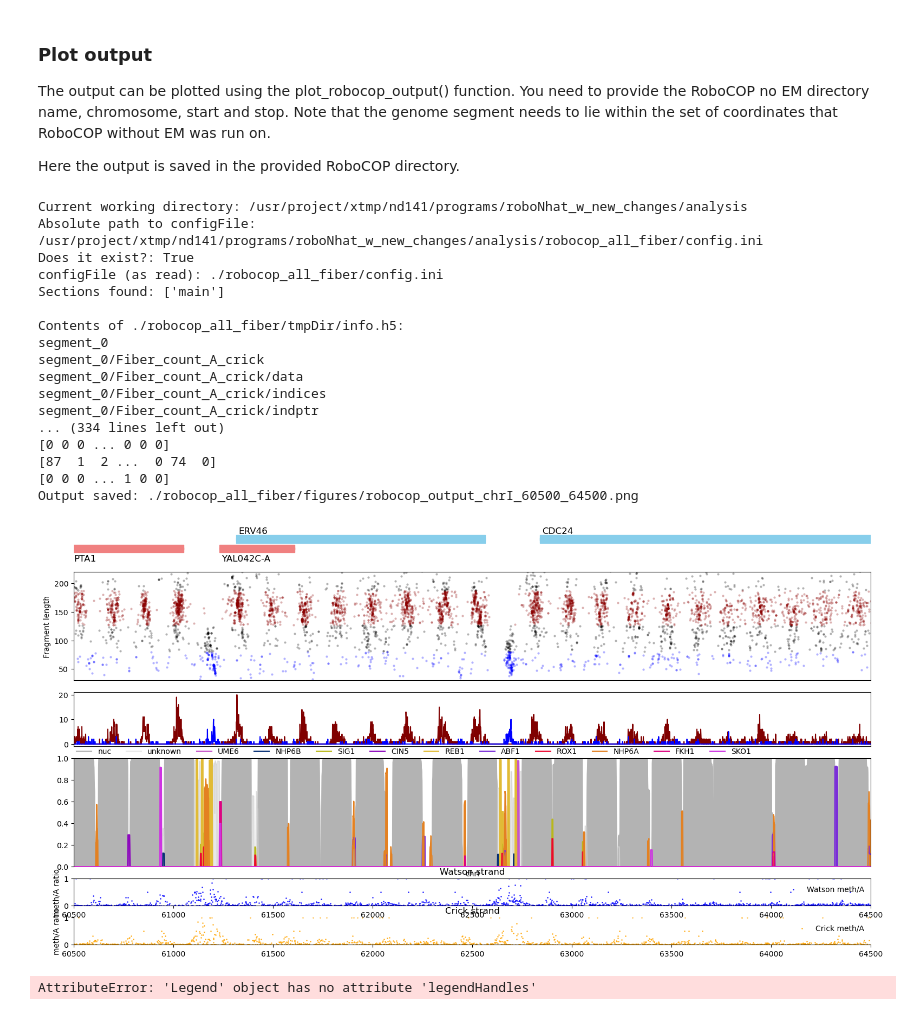
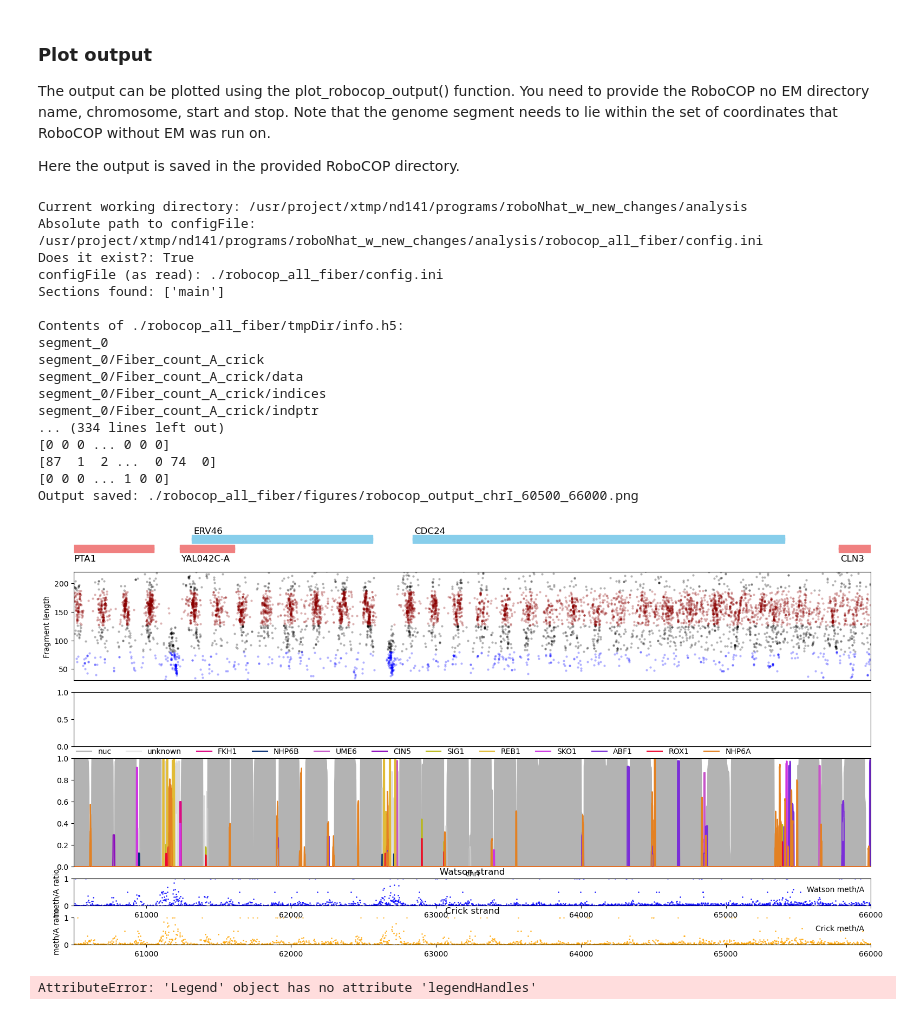
Before and after one commit to nhatduongnn/roboNhat_w_new_changes, a Jupyter notebook: analysis/example_robocop.ipynb, the cells around one changed output. Saved outputs shown, nothing was run; the diff lists cells and outputs as text; code cells hidden in the pictures.

```diff
--- a/analysis/example_robocop.ipynb
+++ b/analysis/example_robocop.ipynb
@@ -177,26 +332,26 @@ The output can be plotted using the plot_robocop_output() function. You need to
 Here the output is saved in the provided RoboCOP directory.
 # %%
 # outdir_all is run of RoboCOP without EM on all segments without splitting
-plot_robocop_output(outdir_all_fiber, "chrI", 60500, 64500)
+plot_robocop_output(outdir_all_fiber, "chrI", 60500, 66000)
 # %% [output]
 Current working directory: /usr/project/xtmp/nd141/programs/roboNhat_w_new_changes/analysis
 Absolute path to configFile: /usr/project/xtmp/nd141/programs/roboNhat_w_new_changes/analysis/robocop_all_fiber/config.ini
 Does it exist?: True
 configFile (as read): ./robocop_all_fiber/config.ini
 Sections found: ['main']
 
 Contents of ./robocop_all_fiber/tmpDir/info.h5:
 segment_0
 segment_0/Fiber_count_A_crick
 segment_0/Fiber_count_A_crick/data
 segment_0/Fiber_count_A_crick/indices
 segment_0/Fiber_count_A_crick/indptr
 ... (334 lines left out)
 [0 0 0 ... 0 0 0]
 [87  1  2 ...  0 74  0]
 [0 0 0 ... 1 0 0]
-Output saved: ./robocop_all_fiber/figures/robocop_output_chrI_60500_64500.png
+Output saved: ./robocop_all_fiber/figures/robocop_output_chrI_60500_66000.png
-[figure, old version]
+[figure, new version]
 # %%
 # outdir_all is run of RoboCOP without EM on all segments without splitting
 plot_robocop_output(outdir_all_abf1, "chrI", 61500, 64500)
```
Also changed, not shown: parts of 2 cells of this notebook, 5 other files.
